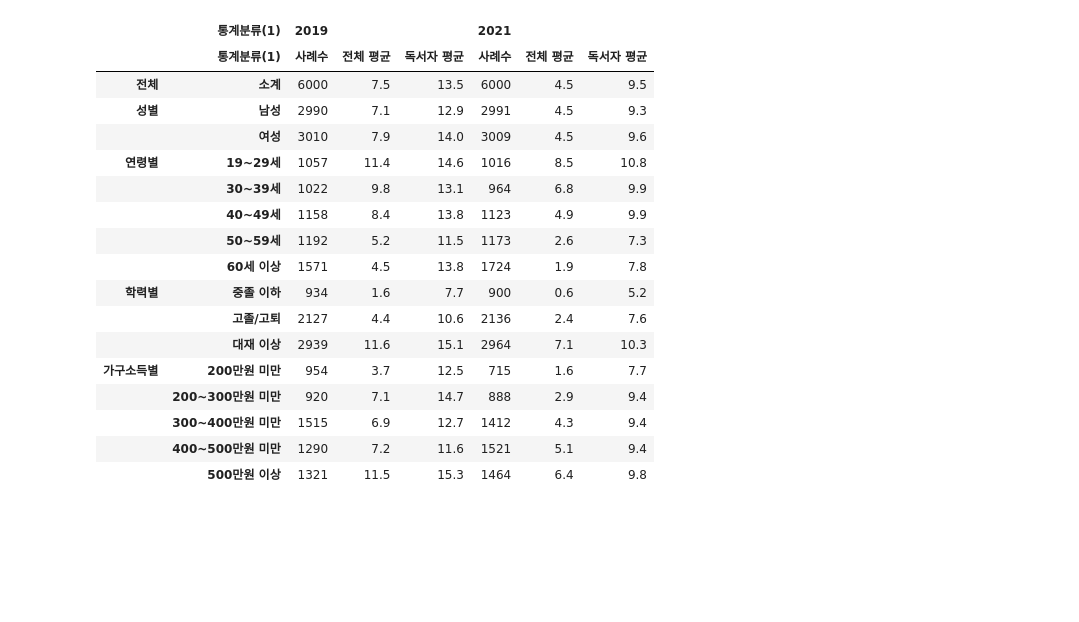
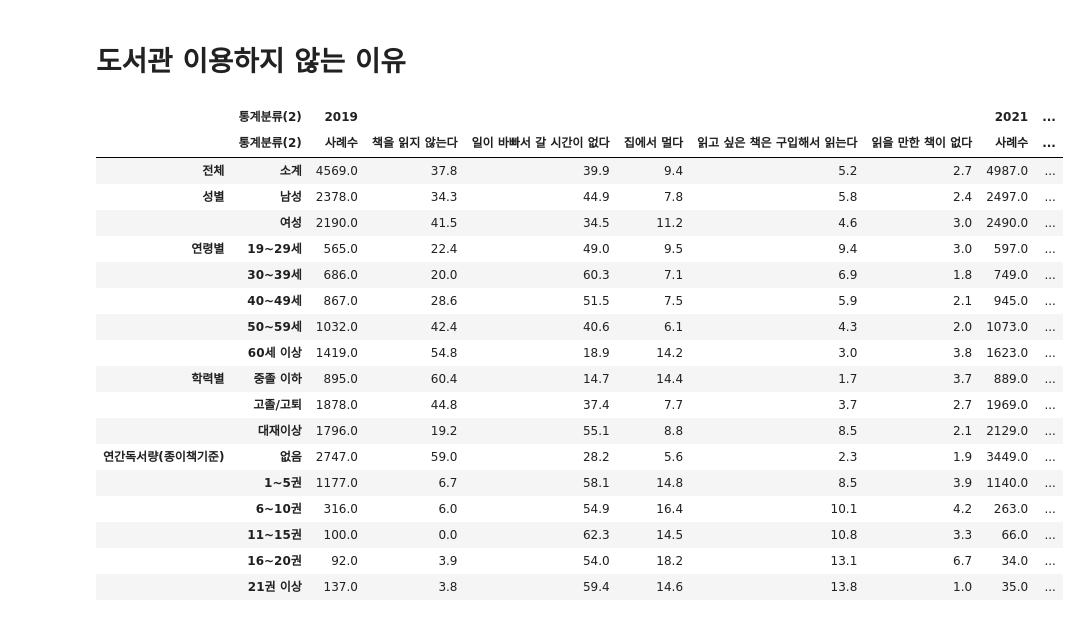
Before and after one commit to kyunakim/everybodys_lib, a Jupyter notebook: KOSIS.ipynb, the cells around one changed output. Cells and saved outputs as stored; diff of their text form; code cells hidden in the pictures; blank space fills up the shorter version.

```diff
--- a/KOSIS.ipynb
+++ b/KOSIS.ipynb
@@ -40,30 +172,33 @@ MultiIndex([('2019',    '사례수'),
+# %% [markdown]
+# 도서관 이용하지 않는 이유
 # %%
-# 종이책 + 전자책 + 오디오북 종합 독서량 (성인)
+# 도서관 이용하지 않는 이유 (성인)
 
 import pandas as pd
 
-df = pd.read_csv('./data/종이책전자책오디오북_종합_독서량__성인__20220810144133.csv', encoding='cp949',
+df2 = pd.read_excel('./data/도서관을_이용하지_않는_이유__성인__20220816151854.xlsx',
                  header =[0,1],
                  index_col=[0,1],
                 )
 
-df
+df2
 # %% [output]
-|  | 통계분류(1) | 2019 |  |  | 2021 |  |  |
-|  | 통계분류(1) | 사례수 | 전체 평균 | 독서자 평균 | 사례수 | 전체 평균 | 독서자 평균 |
-| 전체 | 소계 | 6000 | 7.5 | 13.5 | 6000 | 4.5 | 9.5 |
-| 성별 | 남성 | 2990 | 7.1 | 12.9 | 2991 | 4.5 | 9.3 |
-|  | 여성 | 3010 | 7.9 | 14.0 | 3009 | 4.5 | 9.6 |
-| 연령별 | 19~29세 | 1057 | 11.4 | 14.6 | 1016 | 8.5 | 10.8 |
-|  | 30~39세 | 1022 | 9.8 | 13.1 | 964 | 6.8 | 9.9 |
-|  | 40~49세 | 1158 | 8.4 | 13.8 | 1123 | 4.9 | 9.9 |
-|  | 50~59세 | 1192 | 5.2 | 11.5 | 1173 | 2.6 | 7.3 |
-|  | 60세 이상 | 1571 | 4.5 | 13.8 | 1724 | 1.9 | 7.8 |
-| 학력별 | 중졸 이하 | 934 | 1.6 | 7.7 | 900 | 0.6 | 5.2 |
-|  | 고졸/고퇴 | 2127 | 4.4 | 10.6 | 2136 | 2.4 | 7.6 |
-|  | 대재 이상 | 2939 | 11.6 | 15.1 | 2964 | 7.1 | 10.3 |
-| 가구소득별 | 200만원 미만 | 954 | 3.7 | 12.5 | 715 | 1.6 | 7.7 |
-|  | 200~300만원 미만 | 920 | 7.1 | 14.7 | 888 | 2.9 | 9.4 |
-|  | 300~400만원 미만 | 1515 | 6.9 | 12.7 | 1412 | 4.3 | 9.4 |
-|  | 400~500만원 미만 | 1290 | 7.2 | 11.6 | 1521 | 5.1 | 9.4 |
-|  | 500만원 이상 | 1321 | 11.5 | 15.3 | 1464 | 6.4 | 9.8 |
+|  | 통계분류(2) | 2019 |  |  |  |  |  | 2021 | ... |
+|  | 통계분류(2) | 사례수 | 책을 읽지 않는다 | 일이 바빠서 갈 시간이 없다 | 집에서 멀다 | 읽고 싶은 책은 구입해서 읽는다 | 읽을 만한 책이 없다 | 사례수 | ... |
+| 전체 | 소계 | 4569.0 | 37.8 | 39.9 | 9.4 | 5.2 | 2.7 | 4987.0 | ... |
+| 성별 | 남성 | 2378.0 | 34.3 | 44.9 | 7.8 | 5.8 | 2.4 | 2497.0 | ... |
+|  | 여성 | 2190.0 | 41.5 | 34.5 | 11.2 | 4.6 | 3.0 | 2490.0 | ... |
+| 연령별 | 19~29세 | 565.0 | 22.4 | 49.0 | 9.5 | 9.4 | 3.0 | 597.0 | ... |
+|  | 30~39세 | 686.0 | 20.0 | 60.3 | 7.1 | 6.9 | 1.8 | 749.0 | ... |
+|  | 40~49세 | 867.0 | 28.6 | 51.5 | 7.5 | 5.9 | 2.1 | 945.0 | ... |
+|  | 50~59세 | 1032.0 | 42.4 | 40.6 | 6.1 | 4.3 | 2.0 | 1073.0 | ... |
+|  | 60세 이상 | 1419.0 | 54.8 | 18.9 | 14.2 | 3.0 | 3.8 | 1623.0 | ... |
+| 학력별 | 중졸 이하 | 895.0 | 60.4 | 14.7 | 14.4 | 1.7 | 3.7 | 889.0 | ... |
+|  | 고졸/고퇴 | 1878.0 | 44.8 | 37.4 | 7.7 | 3.7 | 2.7 | 1969.0 | ... |
+|  | 대재이상 | 1796.0 | 19.2 | 55.1 | 8.8 | 8.5 | 2.1 | 2129.0 | ... |
+| 연간독서량(종이책기준) | 없음 | 2747.0 | 59.0 | 28.2 | 5.6 | 2.3 | 1.9 | 3449.0 | ... |
+|  | 1~5권 | 1177.0 | 6.7 | 58.1 | 14.8 | 8.5 | 3.9 | 1140.0 | ... |
+|  | 6~10권 | 316.0 | 6.0 | 54.9 | 16.4 | 10.1 | 4.2 | 263.0 | ... |
+|  | 11~15권 | 100.0 | 0.0 | 62.3 | 14.5 | 10.8 | 3.3 | 66.0 | ... |
+|  | 16~20권 | 92.0 | 3.9 | 54.0 | 18.2 | 13.1 | 6.7 | 34.0 | ... |
+|  | 21권 이상 | 137.0 | 3.8 | 59.4 | 14.6 | 13.8 | 1.0 | 35.0 | ... |
```
Also changed, not shown: parts of 40 cells of this notebook, 14 other files.
